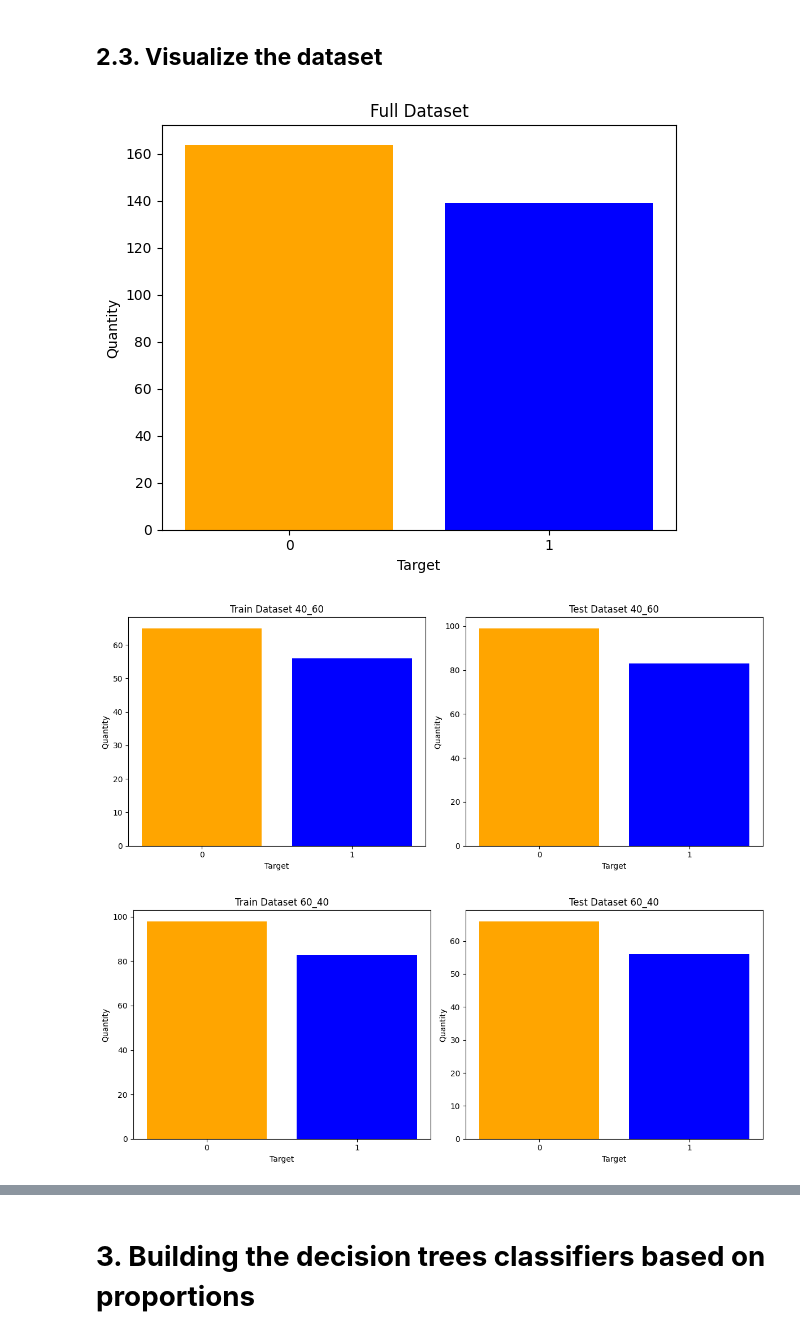
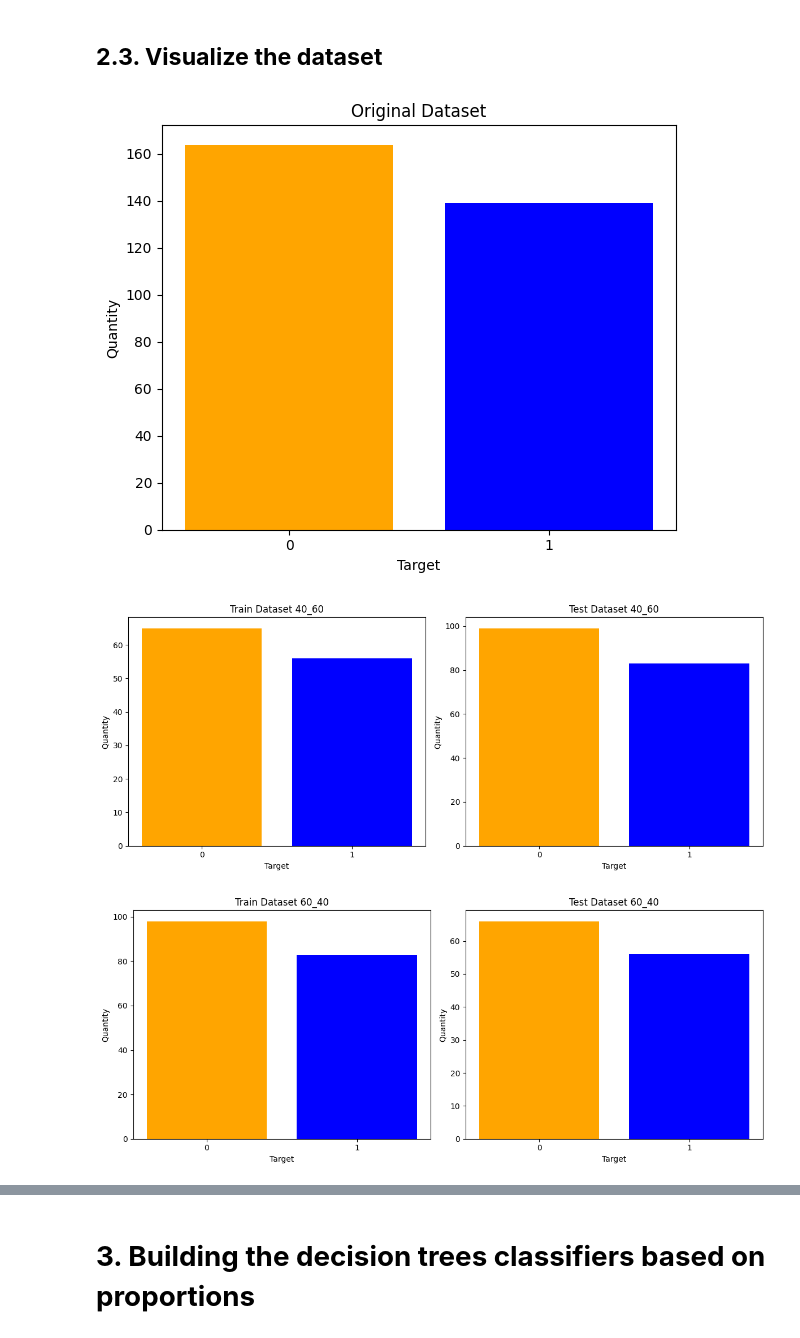
Before and after one commit to lazymingg/introAi-decision-tree, a Jupyter notebook: heart_disease.ipynb, the cells around one changed output, grey strips where cells are left out. Cells and saved outputs as stored; diff of their text form; code cells hidden in the pictures.

```diff
--- a/heart_disease.ipynb
+++ b/heart_disease.ipynb
@@ -187,35 +187,35 @@ def plot_distribution(y_train, y_test, title_train, title_test):
         axes[0].set_title(title_train)
         axes[0].set_xlabel("Target")
         axes[0].set_ylabel("Quantity")
         axes[0].set_xticks(labels_train)
 
         # Plot for the test set
         counts_test = y_test.value_counts().sort_index()
         labels_test = counts_test.index
         values_test = counts_test.values
         axes[1].bar(labels_test, values_test, color=colors)
         axes[1].set_title(title_test)
         axes[1].set_xlabel("Target")
         axes[1].set_ylabel("Quantity")
         axes[1].set_xticks(labels_test)
 
     plt.tight_layout()
     plt.show()
 
 # Visualize the full dataset (y vs y)
-plot_distribution(y, y, "Full Dataset", "Full Dataset")
+plot_distribution(y, y, "Original Dataset", "Original Dataset")
 
 # Visualize each train/test split
 for ratio in split_ratios:
     key = f"{int(ratio * 100 + 0.001)}_{int((1 - ratio + 0.001) * 100)}"
     plot_distribution(
         datasets[f"label_train_{key}"],
         datasets[f"label_test_{key}"],
         f"Train Dataset {key}",
         f"Test Dataset {key}"
     )
 # %% [output]
-[figure, old version]
+[figure, new version]
 [figure]
 [figure]
 [figure]
```
Also changed, not shown: 2 other files.
